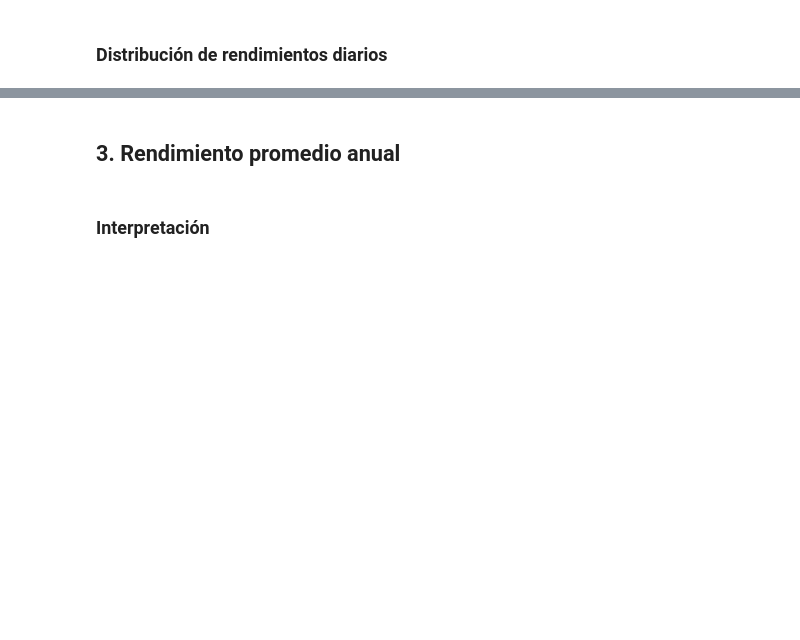
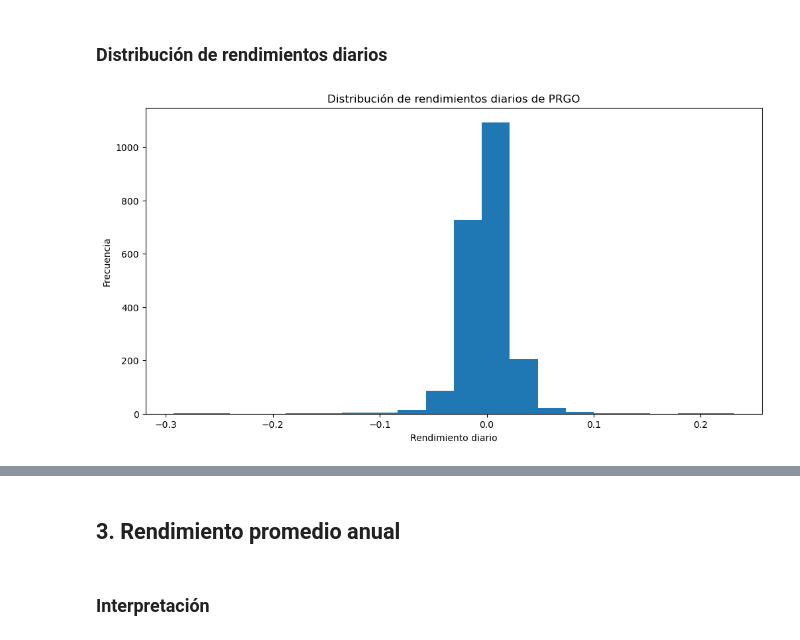
Before and after one commit to Mafergomezf/PORTAFOLIOS-DE-INVERSION, a Jupyter notebook: Tarea-1/Tarea1.ipynb, the cells around one changed output, grey strips where cells are left out. Saved outputs shown, nothing was run; the diff lists cells and outputs as text; code cells hidden in the pictures; blank space fills up the shorter version.

Commit message:
Avance rendimientos diarios

```diff
--- a/Tarea-1/Tarea1.ipynb
+++ b/Tarea-1/Tarea1.ipynb
@@ -55,2 +118,4 @@
 # %% [markdown]
 ### Cálculo de rendimientos diarios
+# %%
+daily_rets=prices/prices.shift()-1
@@ -57,2 +139,11 @@
 # %% [markdown]
 ### Distribución de rendimientos diarios
+# %%
+plt.figure(figsize=(12, 6))
+plt.hist(daily_rets['PRGO'].dropna(), bins=20)
+plt.title('Distribución de rendimientos diarios de PRGO')
+plt.xlabel('Rendimiento diario')
+plt.ylabel('Frecuencia')
+plt.show()
+# %% [output]
+[figure, added]
```
Also changed, not shown: parts of 10 cells of this notebook.
